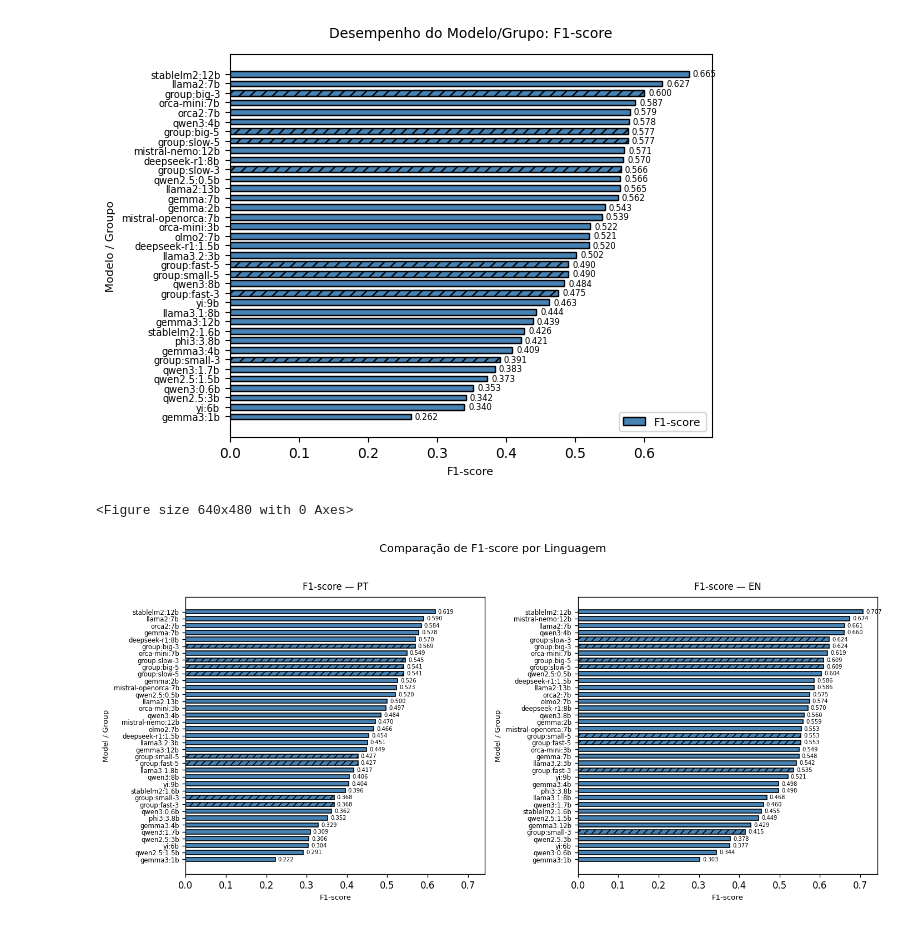
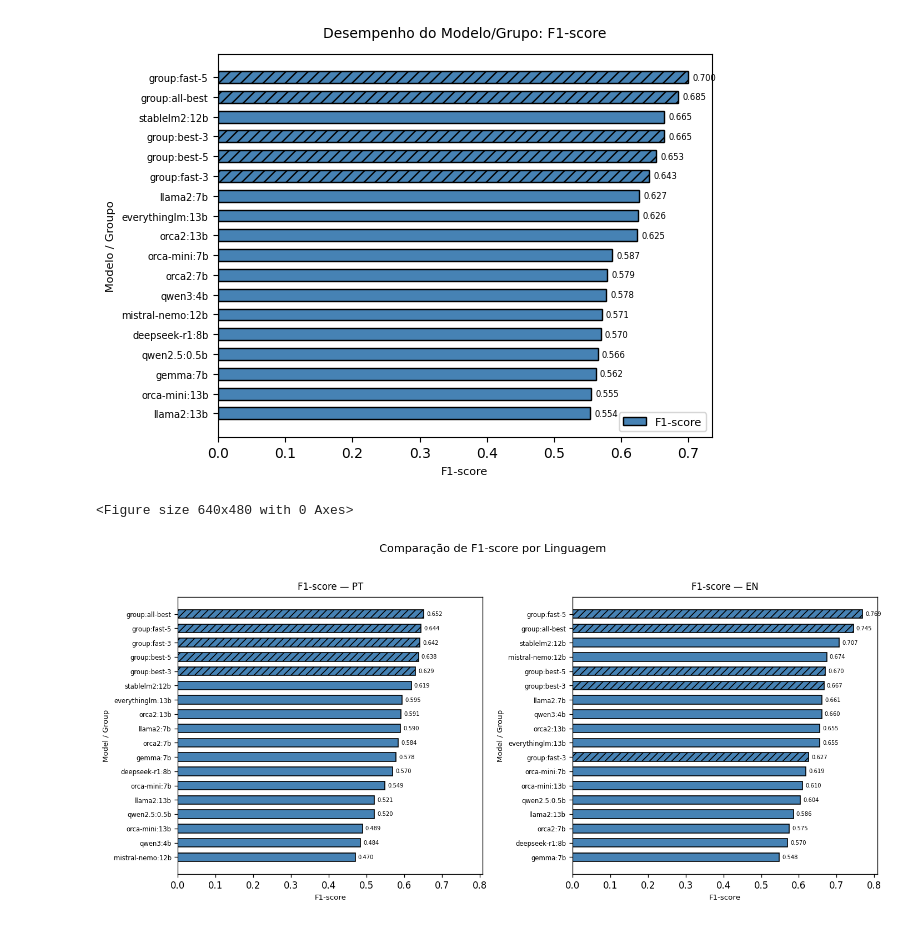
Before and after one commit to gab-berger/dsbd_tcc_rating_classification, a Jupyter notebook: exploration_notebooks/exp_llm_predictions.ipynb, the cells around one changed output. Drawn from its saved outputs; the diff is of its cells as text; code cells hidden in the pictures.

```diff
--- a/exploration_notebooks/exp_llm_predictions.ipynb
+++ b/exploration_notebooks/exp_llm_predictions.ipynb
@@ -128,31 +131,29 @@ display(model_metrics_df.head())
 # %%
 # Model groups
-def gen_model_groups(df):
-    small_3 = df.nsmallest(3, 'parameters')['model'].tolist()
-    small_5 = df.nsmallest(5, 'parameters')['model'].tolist()
-    big_3   = df.nlargest(3,  'parameters')['model'].tolist()
-    big_5   = df.nlargest(5,  'parameters')['model'].tolist()
+def gen_model_groups(df, threshold):
+    df = df.copy()
+    df = df[df['f1_score']>=threshold]
+
+    all_best = df['model'].tolist()
+
+    best_3   = df.nlargest(3,  'parameters')['model'].tolist()
+    best_5   = df.nlargest(5,  'parameters')['model'].tolist()
 
     fast_3 = df.nsmallest(3, 'avg_processing_time')['model'].tolist()
     fast_5 = df.nsmallest(5, 'avg_processing_time')['model'].tolist()
-    slow_3 = df.nlargest(3,  'avg_processing_time')['model'].tolist()
-    slow_5 = df.nlargest(5,  'avg_processing_time')['model'].tolist()
 
     groups = {
-        'small-3': small_3,
-        'small-5': small_5,
-        'big-3':   big_3,
-        'big-5':   big_5,
-        'fast-3':  fast_3,
-        'fast-5':  fast_5,
-        'slow-3':  slow_3,
-        'slow-5':  slow_5
+        'all-best': all_best,
+        'best-3':   best_3,
+        'best-5':   best_5,
+        'fast-3':   fast_3,
+        'fast-5':   fast_5
     }
     return groups
 
-groups = gen_model_groups(model_metrics_df)
-groups_pt = gen_model_groups(model_metrics_pt_df)
-groups_en = gen_model_groups(model_metrics_en_df)
+groups = gen_model_groups(model_metrics_df, threshold=THRESHOLD)
+groups_pt = gen_model_groups(model_metrics_pt_df, threshold=THRESHOLD)
+groups_en = gen_model_groups(model_metrics_en_df, threshold=THRESHOLD)
 
 for label, models in groups.items():
     print(f"{label:7}: {models}")
@@ -267,7 +267,8 @@ display(metrics_df.sort_values(by='f1_score', ascending=False).head())
 5 rows × 31 columns
 # %%
-def gen_hbar_graph(metrics_df, metric, metric_name):
+def gen_hbar_graph(metrics_df, metric, metric_name, threshold=0):
     metrics_df = metrics_df.sort_values(metric, ascending=True)
+    metrics_df = metrics_df[metrics_df['f1_score']>=threshold]
     models = metrics_df['model'].tolist()
     y = np.arange(len(models))
     bar_height = 0.6
@@ -300,7 +301,7 @@ def gen_hbar_graph(metrics_df, metric, metric_name):
     plt.show()
     plt.savefig(f'../images/hbar_{metric}.png')
 
-def gen_hbar_lang_graph(metrics_df, metric, metric_name):
+def gen_hbar_lang_graph(metrics_df, metric, metric_name, threshold=0):
     """
     Gera um gráfico com dois horizontais side-by-side:
     um para dados em português (_pt) e outro para inglês (_en).
@@ -316,6 +317,7 @@ def gen_hbar_lang_graph(metrics_df, metric, metric_name):
     for ax, lang in zip(axes, langs):
         col = f"{metric}_{lang}"
         df_lang = metrics_df.dropna(subset=[col]).sort_values(col, ascending=False)
+        df_lang = df_lang[df_lang['f1_score']>=threshold]
         models = df_lang['model'].tolist()
         y = np.arange(len(models))
         bar_height = 0.6
@@ -350,8 +359,8 @@ def gen_hbar_lang_graph(metrics_df, metric, metric_name):
 # %%
-gen_hbar_graph(metrics_df, 'f1_score', 'F1-score')
-gen_hbar_lang_graph(metrics_df, 'f1_score', 'F1-score')
+gen_hbar_graph(metrics_df, 'f1_score', 'F1-score', threshold=THRESHOLD)
+gen_hbar_lang_graph(metrics_df, 'f1_score', 'F1-score', threshold=THRESHOLD)
 # %% [output]
-[figure, old version]
+[figure, new version]
 <Figure size 640x480 with 0 Axes>
-[figure, old version]
+[figure, new version]
 # %%
```
Also changed, not shown: parts of 15 cells of this notebook, 5 other files.
